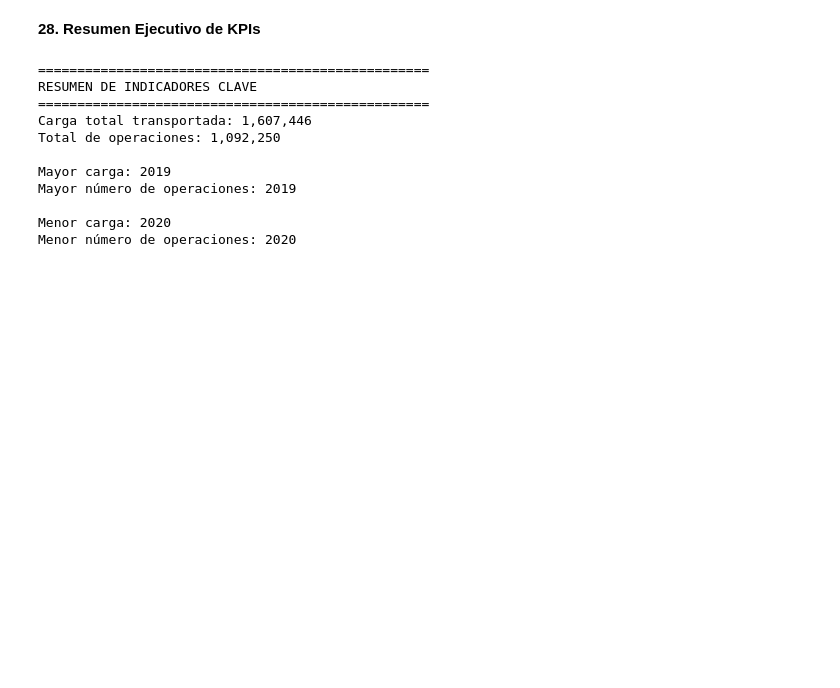
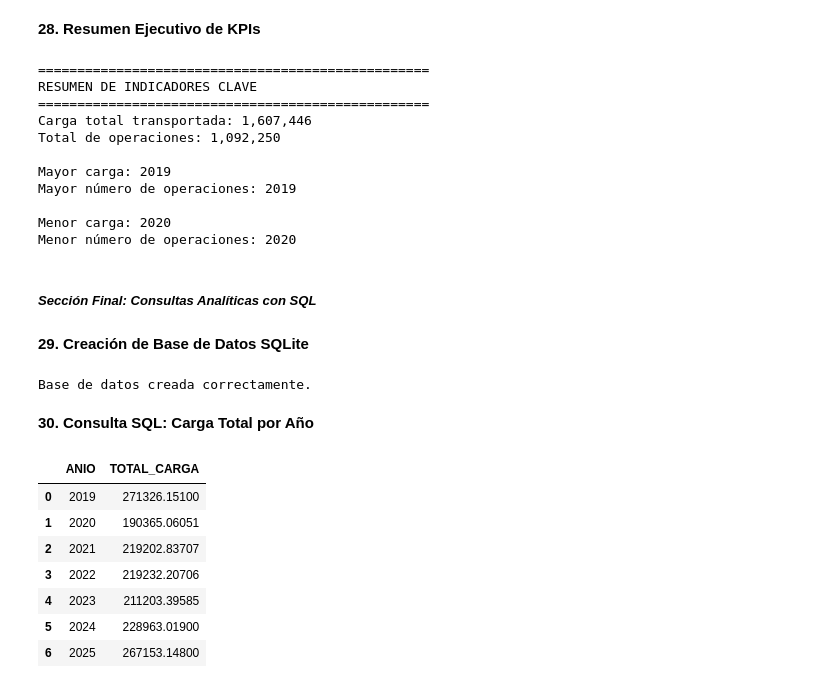
Before and after one commit to AlexisPerezCordero/Analisis-Trafico-Aereo-Jorge-Chavez, a Jupyter notebook: Analisis_Trafico_Aereo.ipynb, the cells around one changed output. Drawn from its saved outputs; the diff is of its cells as text; code cells hidden in the pictures; blank space fills up the shorter version.

Commit message:
Finalizar análisis y consultas SQL

```diff
--- a/Analisis_Trafico_Aereo.ipynb
+++ b/Analisis_Trafico_Aereo.ipynb
@@ -674,3 +674,49 @@ Mayor número de operaciones: 2019
 
 Menor carga: 2020
 Menor número de operaciones: 2020
+# %% [markdown]
+##### *Sección Final: Consultas Analíticas con SQL*
+# %% [markdown]
+**29. Creación de Base de Datos SQLite**
+# %%
+import sqlite3
+
+conexion = sqlite3.connect("trafico_aereo.db")
+
+df.to_sql(
+    "trafico",
+    conexion,
+    if_exists="replace",
+    index=False
+)
+
+print("Base de datos creada correctamente.")
+# %% [output]
+Base de datos creada correctamente.
+# %% [markdown]
+**30. Consulta SQL: Carga Total por Año**
+# %%
+
+consulta = """
+SELECT
+    ANIO,
+    SUM([TOTAL CARGA NACIONAL] +
+        [TOTAL CARGA INTERNACIONA]) AS TOTAL_CARGA
+FROM trafico
+GROUP BY ANIO
+ORDER BY ANIO
+"""
+
+pd.read_sql_query(
+    consulta,
+    conexion
+)
+# %% [output]
+|  | ANIO | TOTAL_CARGA |
+| 0 | 2019 | 271326.15100 |
+| 1 | 2020 | 190365.06051 |
+| 2 | 2021 | 219202.83707 |
+| 3 | 2022 | 219232.20706 |
+| 4 | 2023 | 211203.39585 |
+| 5 | 2024 | 228963.01900 |
+| 6 | 2025 | 267153.14800 |
```
Also changed, not shown: parts of 4 cells of this notebook.
